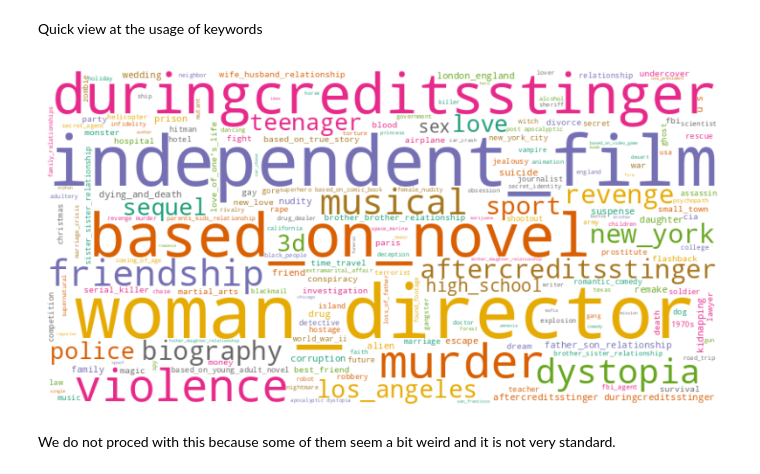
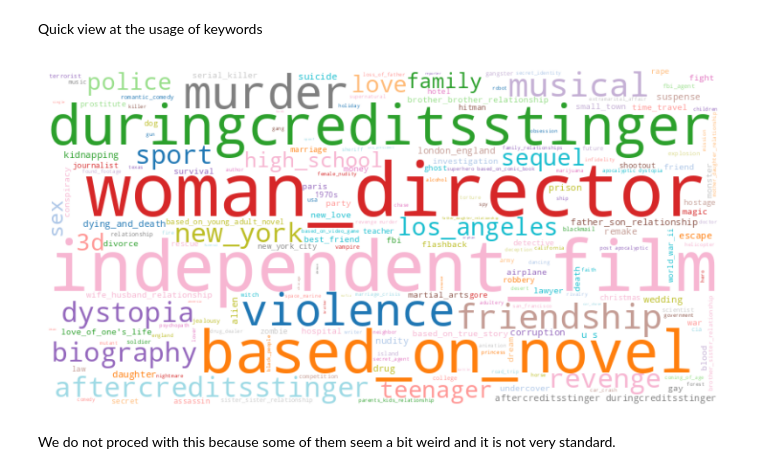
Before and after one commit to fatimaglezglez/TMDB_insights, a Jupyter notebook: TMDB_Fatima_Gonzalez.ipynb, the cells around one changed output. Drawn from its saved outputs; the diff is of its cells as text; code cells hidden in the pictures.

```diff
--- a/TMDB_Fatima_Gonzalez.ipynb
+++ b/TMDB_Fatima_Gonzalez.ipynb
@@ -12,4 +12,4 @@ from wordcloud import WordCloud
 # %% [markdown]
 ### Importing the data
 # %%
-df = pd.read_csv("TMDB_movies.csv")
+df = pd.read_csv("TMDB_movies2.csv")
@@ -278,2 +28,0 @@ We are going to convert the datatype so we can plot it more easily and compare b
-# %%
-df['release_date'] = pd.to_datetime(df['release_date'])
@@ -308,13 +42,13 @@ all_keywords = sum(list(df.keywords) , [])
 keywords_underscore = [k.replace(' ', '_') for k in all_keywords]
 keywords_text = ' '.join(keywords_underscore)
 # %%
-wordcloud = WordCloud(width = 800, height = 400, background_color ='white', colormap='Dark2').generate(keywords_text)
+wordcloud = WordCloud(width = 800, height = 400, background_color ='white', colormap='tab20').generate(keywords_text)
 plt.figure(figsize=(10, 5))
 plt.imshow(wordcloud, interpolation='bilinear')
 plt.axis('off')
 plt.show()
 # %% [output]
-[figure, old version]
+[figure, new version]
 # %% [markdown]
 We do not proced with this because some of them seem a bit weird and it is not very standard.
 # %% [markdown]
```
Also changed, not shown: parts of 50 cells of this notebook.
